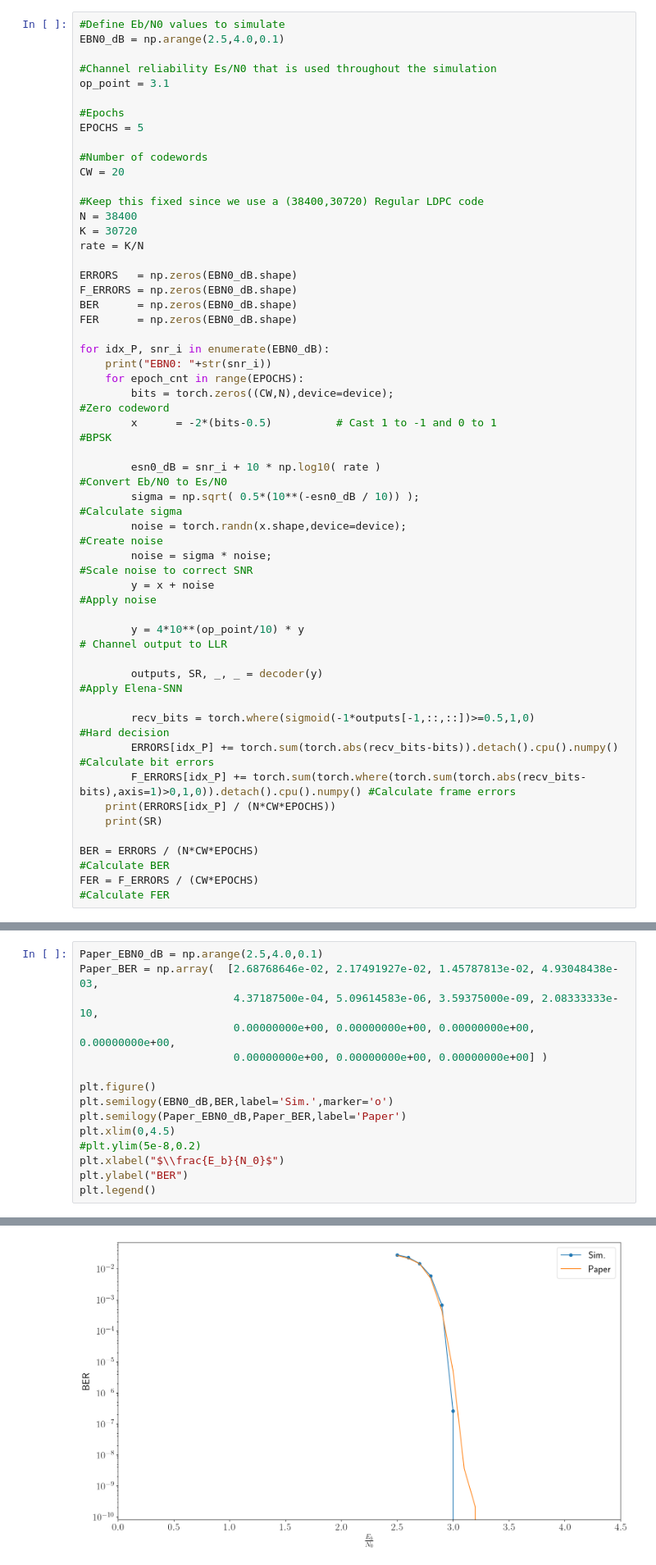
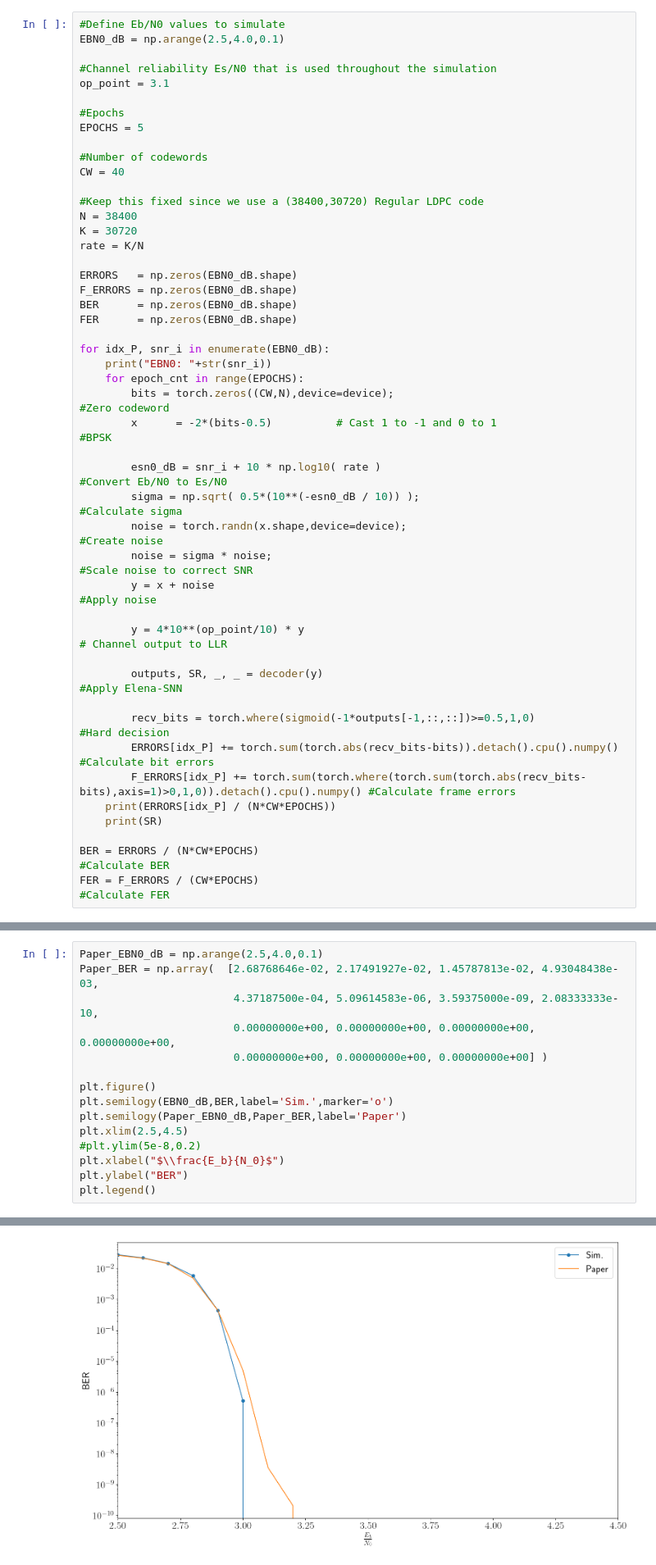
Before and after one commit to kit-cel/ELENA, a Jupyter notebook: MLElena-SNN_demo_Regular_LDPC.ipynb, the cells around one changed output, grey strips where cells are left out. Shown at 82% size. Drawn from its saved outputs; the diff is of its cells as text.

```diff
--- a/MLElena-SNN_demo_Regular_LDPC.ipynb
+++ b/MLElena-SNN_demo_Regular_LDPC.ipynb
@@ -566,7 +586,7 @@ op_point = 3.1
 EPOCHS = 5
 
 #Number of codewords
-CW = 20
+CW = 40
 
 #Keep this fixed since we use a (38400,30720) Regular LDPC code
 N = 38400
@@ -623,18 +643,18 @@ tensor(0.1529)
 # %%
 Paper_EBN0_dB = np.arange(2.5,4.0,0.1)
 Paper_BER = np.array(  [2.68768646e-02, 2.17491927e-02, 1.45787813e-02, 4.93048438e-03,
                         4.37187500e-04, 5.09614583e-06, 3.59375000e-09, 2.08333333e-10,
                         0.00000000e+00, 0.00000000e+00, 0.00000000e+00, 0.00000000e+00,
                         0.00000000e+00, 0.00000000e+00, 0.00000000e+00] )
 
 plt.figure()
 plt.semilogy(EBN0_dB,BER,label='Sim.',marker='o')
 plt.semilogy(Paper_EBN0_dB,Paper_BER,label='Paper')
-plt.xlim(0,4.5)
+plt.xlim(2.5,4.5)
 #plt.ylim(5e-8,0.2)
 plt.xlabel("$\\frac{E_b}{N_0}$")
 plt.ylabel("BER")
 plt.legend()
 # %% [output]
 <matplotlib.legend.Legend at 0x...>
-[figure, old version]
+[figure, new version]
```
Also changed, not shown: parts of 5 cells of this notebook.
